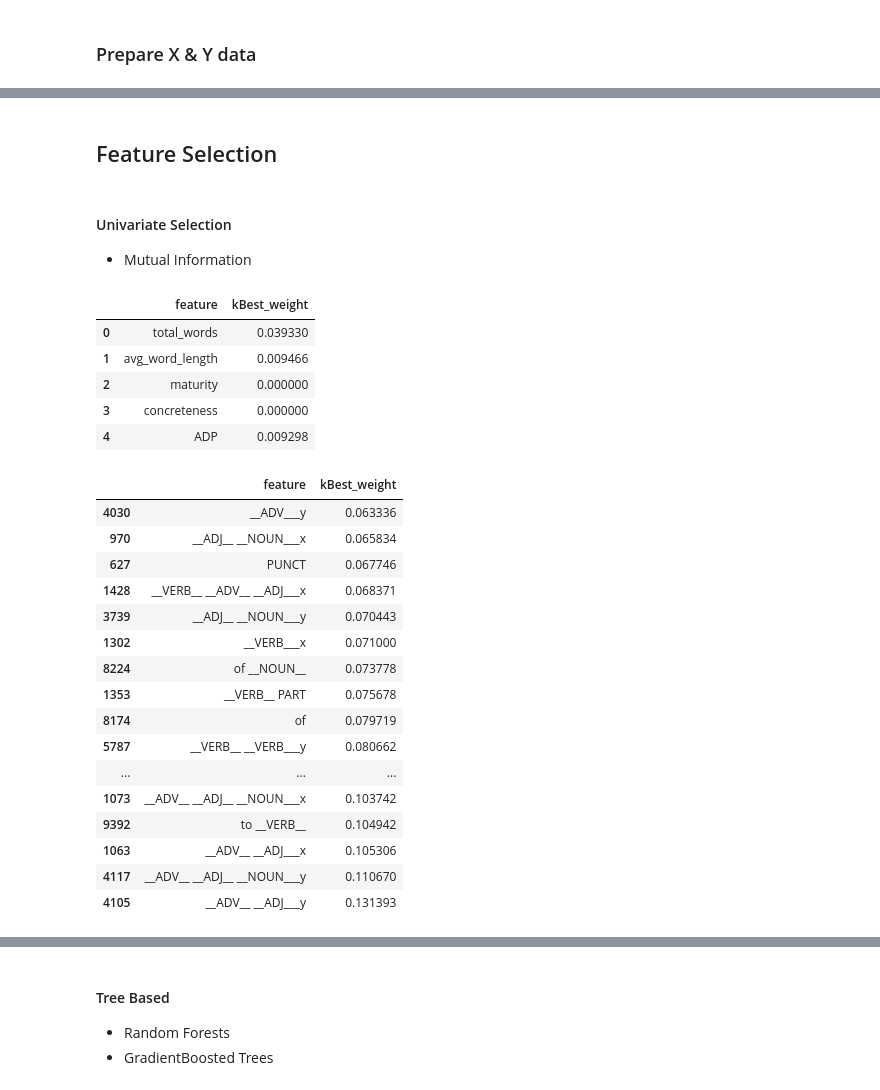
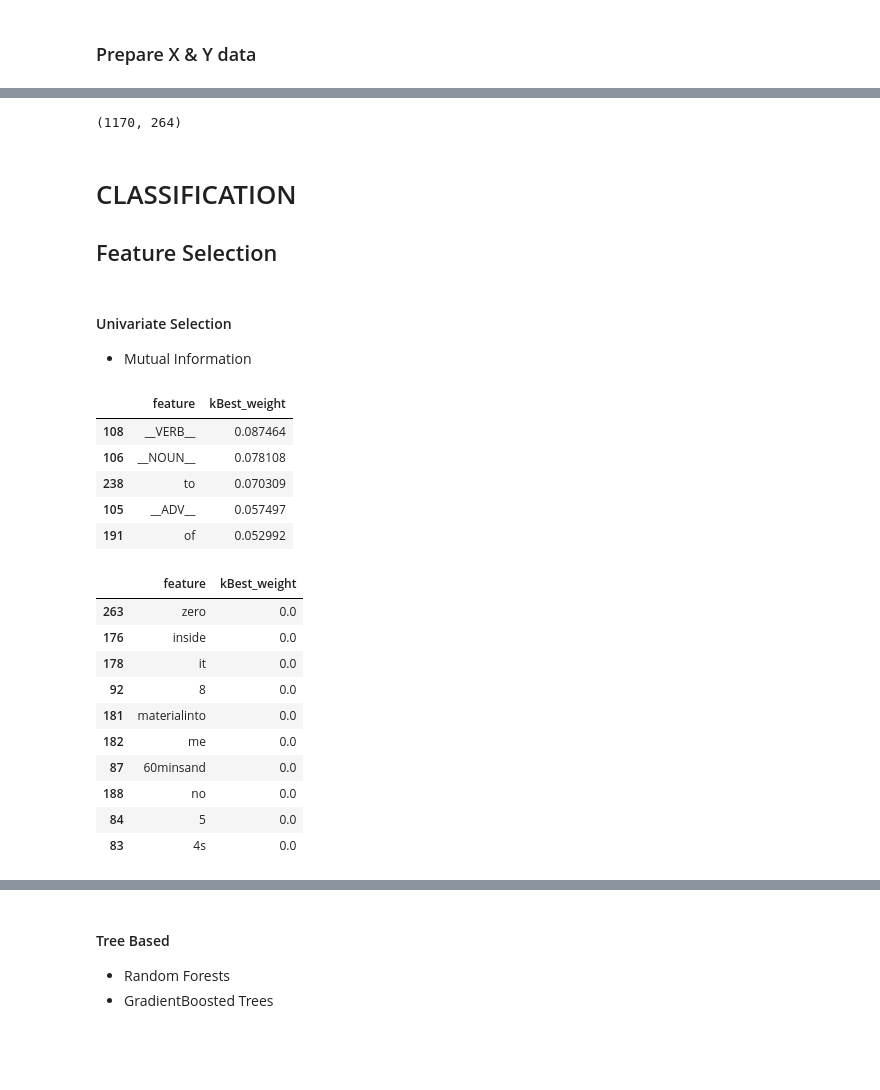
Before and after one commit to devanshi28/finalProject, a Jupyter notebook: experiments/Classification.ipynb, the cells around one changed output, grey strips where cells are left out. Cells and saved outputs as stored; diff of their text form; code cells hidden in the pictures; blank space fills up the shorter version.

```diff
--- a/experiments/Classification.ipynb
+++ b/experiments/Classification.ipynb
@@ -232,0 +242,21 @@ def spacy_pos_tagger(doc):
+# %%
+def get_text_ngrams(col, tokenizer, ngram_range, max_features, scale_values):
+
+    #Get text BoW n-grams
+
+    #Initialise vectoriser
+    count_vectorizer = CountVectorizer(tokenizer=tokenizer,  ngram_range=ngram_range, max_features=max_features)
+
+    unscaled_text_ngrams = count_vectorizer.fit_transform(col)
+
+    if scale_values:
+        print('Scaling values')
+        text_ngrams = StandardScaler().fit_transform(unscaled_text_ngrams.astype(float))
+    else:
+        text_ngrams = unscaled_text_ngrams
+
+    ngram_columns = count_vectorizer.get_feature_names()
+
+    print(text_ngrams.shape)
+
+    return text_ngrams, ngram_columns
@@ -285,0 +298,6 @@ text_ngrams_df.head()
+# %%
+#Get text based ngrams
+text_ngrams, text_ngrams_columns = get_text_ngrams(train['EssayText'],spacy_tokenizer, (1,1), 10000, scale_values=False )
+
+text_ngrams_df = pd.DataFrame(text_ngrams.toarray(), columns=text_ngrams_columns, index=train.index)
+text_ngrams_df.head()
@@ -374,5 +389,10 @@ print(y_train.shape)
 (1170,)
+# %%
+print(text_ngrams_df.shape)
+# %% [output]
+(1170, 264)
 # %% [markdown]
+# CLASSIFICATION
 ## Feature Selection
 # %%
 from sklearn.feature_selection import SelectFromModel, SelectKBest, f_classif, mutual_info_classif
@@ -392,35 +412,29 @@ from yellowbrick.features.importances import FeatureImportances
 * Mutual Information
 # %%
 kBestmodel = SelectKBest(mutual_info_classif, k='all')
-fit_data = kBestmodel.fit(X_train, y_train)
+fit_data = kBestmodel.fit(text_ngrams_df, y_train)
 # %%
-feature_importance = list(zip(feature_names, fit_data.scores_))
-kBest_feature_importance = pd.DataFrame(kBest_feature_importance, columns=['feature','kBest_weight'])
-kBest_feature_importance.head()
+feature_importance = list(zip(text_ngrams_columns, fit_data.scores_))
+kBest_feature_importance = pd.DataFrame(feature_importance, columns=['feature','kBest_weight'])
+kBest_feature_importance.sort_values(by='kBest_weight', ascending=False).head()
 # %% [output]
 |  | feature | kBest_weight |
-| 0 | total_words | 0.039330 |
-| 1 | avg_word_length | 0.009466 |
-| 2 | maturity | 0.000000 |
-| 3 | concreteness | 0.000000 |
-| 4 | ADP | 0.009298 |
+| 108 | __VERB__ | 0.087464 |
+| 106 | __NOUN__ | 0.078108 |
+| 238 | to | 0.070309 |
+| 105 | __ADV__ | 0.057497 |
+| 191 | of | 0.052992 |
 # %%
-kBest_feature_importance.sort_values(by='kBest_weight').tail(20)
+kBest_feature_importance.sort_values(by='kBest_weight').head(10)
 # %% [output]
 |  | feature | kBest_weight |
-| 4030 | __ADV___y | 0.063336 |
-| 970 | __ADJ__ __NOUN___x | 0.065834 |
-| 627 | PUNCT | 0.067746 |
-| 1428 | __VERB__ __ADV__ __ADJ___x | 0.068371 |
-| 3739 | __ADJ__ __NOUN___y | 0.070443 |
-| 1302 | __VERB___x | 0.071000 |
-| 8224 | of __NOUN__ | 0.073778 |
-| 1353 | __VERB__ PART | 0.075678 |
-| 8174 | of | 0.079719 |
-| 5787 | __VERB__ __VERB___y | 0.080662 |
-| ... | ... | ... |
-| 1073 | __ADV__ __ADJ__ __NOUN___x | 0.103742 |
-| 9392 | to __VERB__ | 0.104942 |
-| 1063 | __ADV__ __ADJ___x | 0.105306 |
-| 4117 | __ADV__ __ADJ__ __NOUN___y | 0.110670 |
-| 4105 | __ADV__ __ADJ___y | 0.131393 |
+| 263 | zero | 0.0 |
+| 176 | inside | 0.0 |
+| 178 | it | 0.0 |
+| 92 | 8 | 0.0 |
+| 181 | materialinto | 0.0 |
+| 182 | me | 0.0 |
+| 87 | 60minsand | 0.0 |
+| 188 | no | 0.0 |
+| 84 | 5 | 0.0 |
+| 83 | 4s | 0.0 |
```
Also changed, not shown: parts of 76 cells of this notebook.
